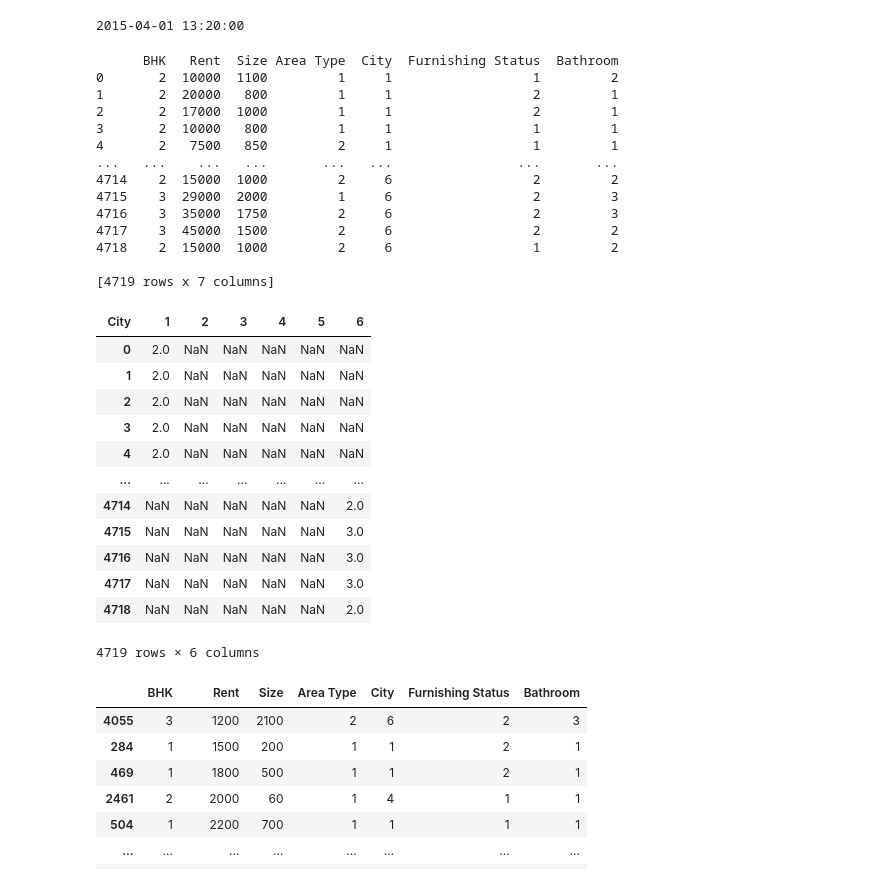
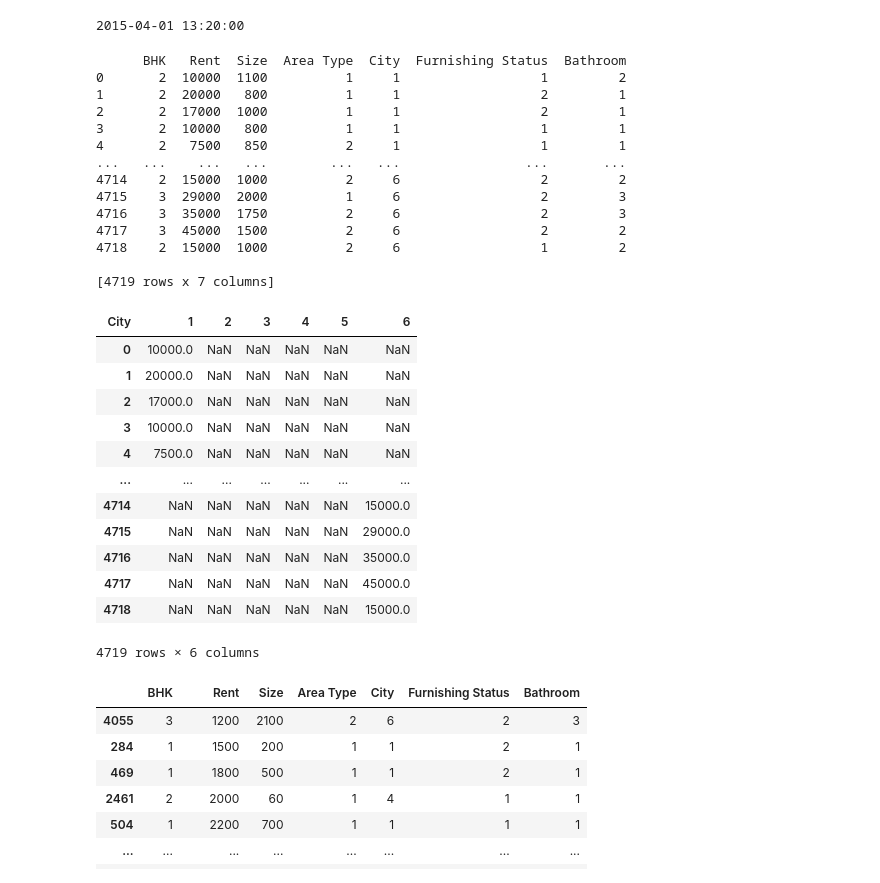
Before and after one commit to abhishekjani08/DMBI_LAB, a Jupyter notebook: Exp-3.ipynb, the cells around one changed output. Cells and saved outputs as stored; diff of their text form; code cells hidden in the pictures.

```diff
--- a/Exp-3.ipynb
+++ b/Exp-3.ipynb
@@ -38,6 +47,6 @@ print(date_obj)
 #Transposing Pandas dataframe by a variable
 df=pd.read_csv("House_Rent.csv")
 print (df)
-result= df.pivot( columns='City', values='BHK')
+result= df.pivot( columns='City', values='Rent')
 result
 # %% [output]
@@ -56,17 +65,17 @@ result
 
 [4719 rows x 7 columns]
 | City | 1 | 2 | 3 | 4 | 5 | 6 |
-| 0 | 2.0 | NaN | NaN | NaN | NaN | NaN |
-| 1 | 2.0 | NaN | NaN | NaN | NaN | NaN |
-| 2 | 2.0 | NaN | NaN | NaN | NaN | NaN |
-| 3 | 2.0 | NaN | NaN | NaN | NaN | NaN |
-| 4 | 2.0 | NaN | NaN | NaN | NaN | NaN |
+| 0 | 10000.0 | NaN | NaN | NaN | NaN | NaN |
+| 1 | 20000.0 | NaN | NaN | NaN | NaN | NaN |
+| 2 | 17000.0 | NaN | NaN | NaN | NaN | NaN |
+| 3 | 10000.0 | NaN | NaN | NaN | NaN | NaN |
+| 4 | 7500.0 | NaN | NaN | NaN | NaN | NaN |
 | ... | ... | ... | ... | ... | ... | ... |
-| 4714 | NaN | NaN | NaN | NaN | NaN | 2.0 |
-| 4715 | NaN | NaN | NaN | NaN | NaN | 3.0 |
-| 4716 | NaN | NaN | NaN | NaN | NaN | 3.0 |
-| 4717 | NaN | NaN | NaN | NaN | NaN | 3.0 |
-| 4718 | NaN | NaN | NaN | NaN | NaN | 2.0 |
+| 4714 | NaN | NaN | NaN | NaN | NaN | 15000.0 |
+| 4715 | NaN | NaN | NaN | NaN | NaN | 29000.0 |
+| 4716 | NaN | NaN | NaN | NaN | NaN | 35000.0 |
+| 4717 | NaN | NaN | NaN | NaN | NaN | 45000.0 |
+| 4718 | NaN | NaN | NaN | NaN | NaN | 15000.0 |
 4719 rows × 6 columns
 # %%
 #Part 4: How to sort a Pandas DataFrame?
```
Also changed, not shown: parts of 3 cells of this notebook, 6 other files.
